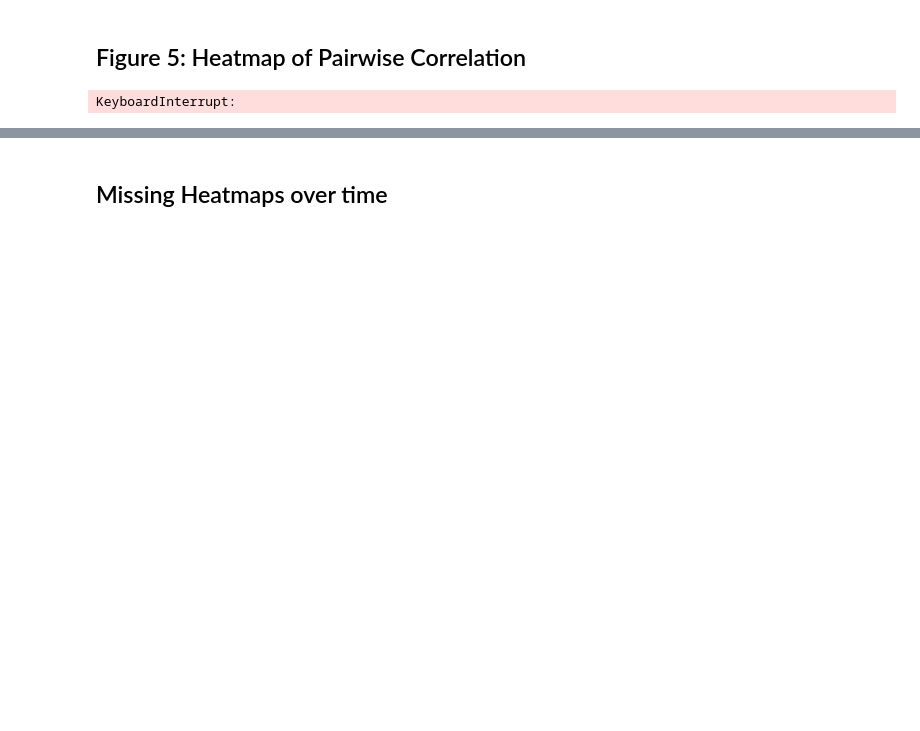
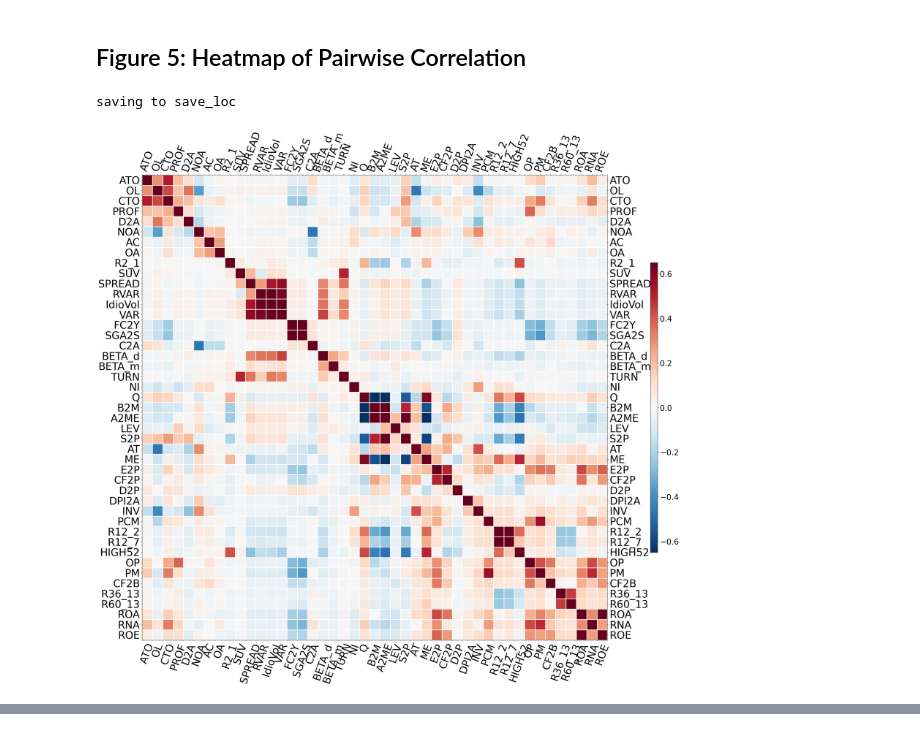
Before and after one commit to sven-lerner/missing_data_pub, a Jupyter notebook: src/run_section_2_plots.ipynb, the cells around one changed output, grey strips where cells are left out. Cells and saved outputs as stored; diff of their text form; code cells hidden in the pictures; blank space fills up the shorter version.

```diff
--- a/src/run_section_2_plots.ipynb
+++ b/src/run_section_2_plots.ipynb
@@ -127,10 +178,11 @@ plot.run()
 # %% [markdown]
 ## Figure 5: Heatmap of Pairwise Correlation
 # %%
-import importlib
-importlib.reload(section_2)
+%%time
+
 plot = section_2.HeatmatOfCorr()
 plot.setup(percentile_rank_chars, regular_chars, return_panel, dates, permnos, chars, char_groupings, monthly_updates)
 plot.run()
 # %% [output]
-KeyboardInterrupt:
+saving to save_loc
+[figure, added]
@@ -137,2 +190,0 @@ KeyboardInterrupt:
-# %% [markdown]
-## Missing Heatmaps over time
```
Also changed, not shown: parts of 11 cells of this notebook, 2 other files.
